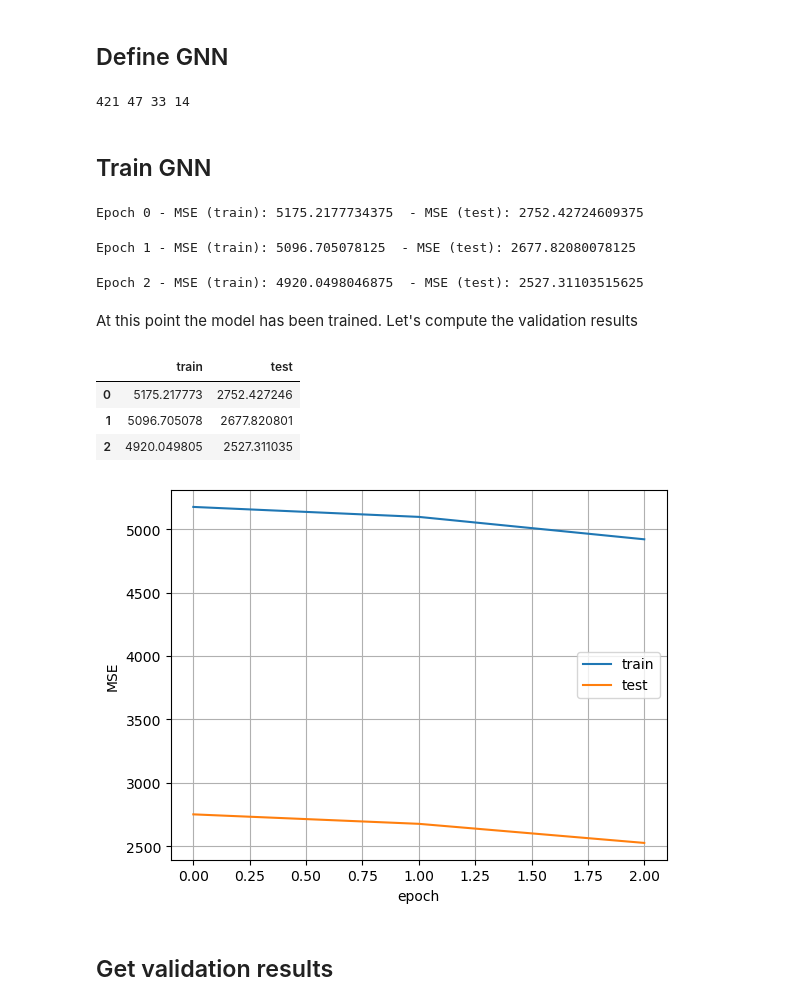
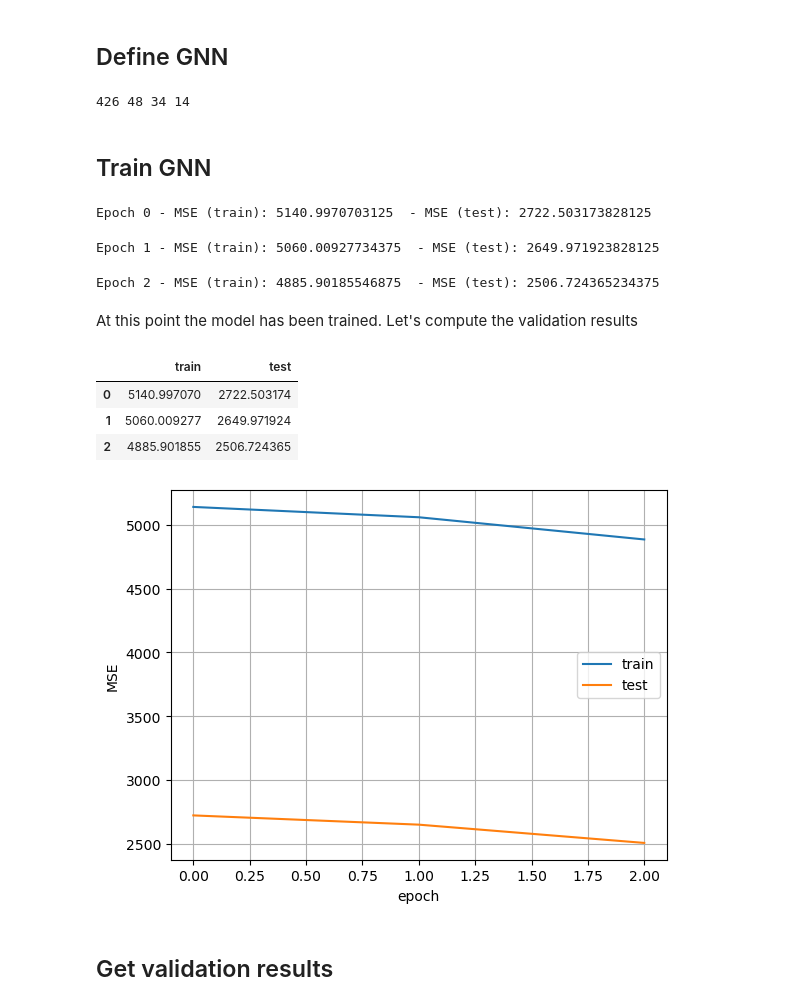
Before and after one commit to fterroso/airpollution_gnn_uca_upct, a Jupyter notebook: 04_gnn_prediction.ipynb, the cells around one changed output. Cells and saved outputs as stored; diff of their text form; code cells hidden in the pictures.

```diff
--- a/04_gnn_prediction.ipynb
+++ b/04_gnn_prediction.ipynb
@@ -23,6 +23,8 @@ os.environ['CUDA_VISIBLE_DEVICES'] = ''
 n_layers= 2
 _T= 12 # time horizon set to 12 hours
 _city= 'madrid'
+_include_trf= True # include or not traffic data as input
+
 device_ =torch.device("cuda" if torch.cuda.is_available() else "cpu")
 device_
 # %% [output]
@@ -30,7 +32,7 @@ device(type='cpu')
 # %% [markdown]
 ## Load dataset
 # %%
-loader= AirpollutionDatasetLoader(_city)
+loader= AirpollutionDatasetLoader(_city, include_trf=_include_trf)
 dataset=loader.get_dataset(T=_T)
 feature_dim= loader.get_feature_dim()
 feature_dim
@@ -84,12 +86,12 @@ num_eval_snapshots = int(num_testeval_snapshots * 0.3)
 num_test_snapshots= num_testeval_snapshots - num_eval_snapshots
 print(num_train_snapshots, num_testeval_snapshots, num_test_snapshots, num_eval_snapshots)
 # %% [output]
-421 47 33 14
+426 48 34 14
 # %% [markdown]
 ## Train GNN
 # %%
 #Training parameters
-n_epochs=3
+n_epochs=600
 batch_size= 24 * 1 #hours (1-day batch)
 opt = torch.optim.Adam(model.parameters(), lr=0.001)
 
@@ -182,9 +184,9 @@ for epoch in tqdm(range(n_epochs), desc='Training epochs...'):
     print(f'Epoch {epoch} - MSE (train): {train_epoch_cost}  - MSE (test): {eval_epoch_cost}')
     loss_epochs.append((train_epoch_cost.item(), eval_epoch_cost.item()))
 # %% [output]
-Epoch 0 - MSE (train): 5175.2177734375  - MSE (test): 2752.42724609375
+Epoch 0 - MSE (train): 5140.9970703125  - MSE (test): 2722.503173828125
-Epoch 1 - MSE (train): 5096.705078125  - MSE (test): 2677.82080078125
+Epoch 1 - MSE (train): 5060.00927734375  - MSE (test): 2649.971923828125
-Epoch 2 - MSE (train): 4920.0498046875  - MSE (test): 2527.31103515625
+Epoch 2 - MSE (train): 4885.90185546875  - MSE (test): 2506.724365234375
 # %% [markdown]
 At this point the model has been trained. Let's compute the validation results
 # %%
@@ -192,16 +194,19 @@ loss_epochs_df= pd.DataFrame(loss_epochs, columns='train test'.split())
 loss_epochs_df.head()
 # %% [output]
 |  | train | test |
-| 0 | 5175.217773 | 2752.427246 |
-| 1 | 5096.705078 | 2677.820801 |
-| 2 | 4920.049805 | 2527.311035 |
+| 0 | 5140.997070 | 2722.503174 |
+| 1 | 5060.009277 | 2649.971924 |
+| 2 | 4885.901855 | 2506.724365 |
 # %%
 loss_epochs_df.plot(grid=True, xlabel='epoch', ylabel='MSE');
 if not os.path.exists(os.path.join('figs')):
     os.makedirs(os.path.join('figs'))
-plt.savefig(os.path.join('figs',f'mse_loss_evol_{_city}_{_T}.png'), bbox_inches='tight')
+if _include_trf:
+    plt.savefig(os.path.join('figs',f'mse_loss_evol_{_city}_{_T}_trf.png'), bbox_inches='tight')
+else:
+    plt.savefig(os.path.join('figs',f'mse_loss_evol_{_city}_{_T}_no_trf.png'), bbox_inches='tight')
 # %% [output]
-[figure, old version]
+[figure, new version]
 # %% [markdown]
 ## Get validation results
 # %%
```
Also changed, not shown: parts of 2 cells of this notebook, 3 other files.
